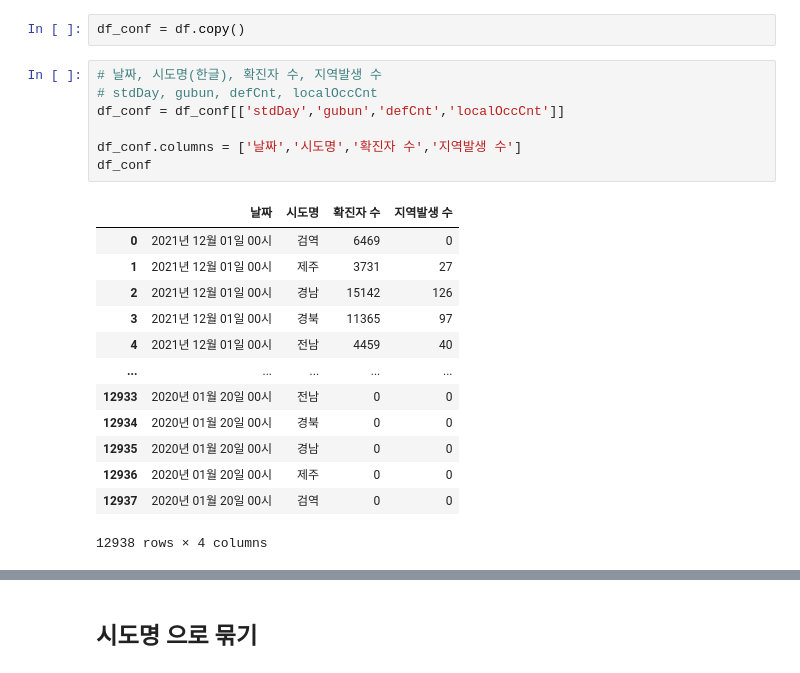
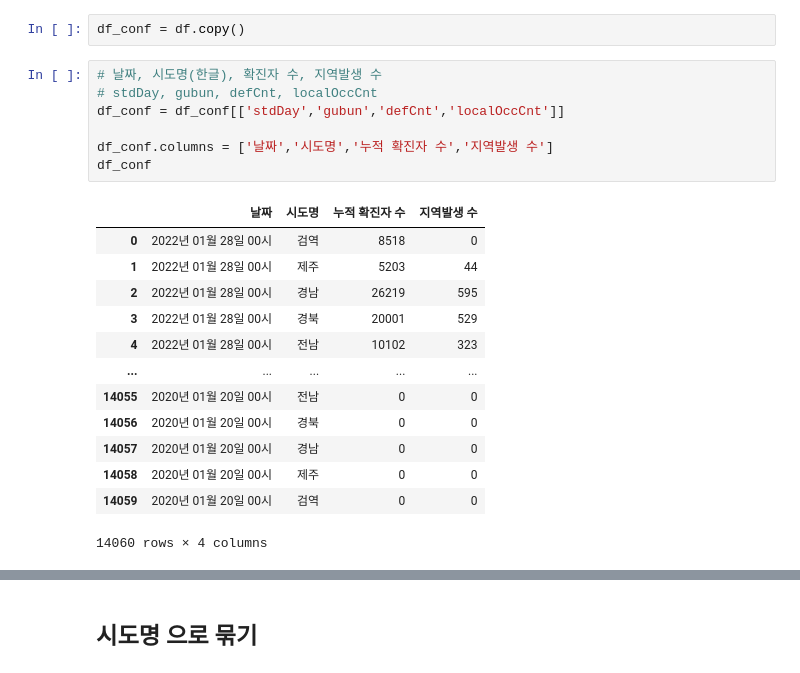
Before and after one commit to Hyeonjiwon/Python-Study, a Jupyter notebook: Data analysis/코로나/코로나 시도별 감염.ipynb, the cells around one changed output, grey strips where cells are left out. Drawn from its saved outputs; the diff is of its cells as text.

```diff
--- a/Data analysis/코로나/코로나 시도별 감염.ipynb
+++ b/Data analysis/코로나/코로나 시도별 감염.ipynb
@@ -87,21 +102,21 @@ df_conf = df.copy()
 # %%
 # 날짜, 시도명(한글), 확진자 수, 지역발생 수
 # stdDay, gubun, defCnt, localOccCnt
 df_conf = df_conf[['stdDay','gubun','defCnt','localOccCnt']]
 
-df_conf.columns = ['날짜','시도명','확진자 수','지역발생 수']
+df_conf.columns = ['날짜','시도명','누적 확진자 수','지역발생 수']
 df_conf
 # %% [output]
-|  | 날짜 | 시도명 | 확진자 수 | 지역발생 수 |
-| 0 | 2021년 12월 01일 00시 | 검역 | 6469 | 0 |
-| 1 | 2021년 12월 01일 00시 | 제주 | 3731 | 27 |
-| 2 | 2021년 12월 01일 00시 | 경남 | 15142 | 126 |
-| 3 | 2021년 12월 01일 00시 | 경북 | 11365 | 97 |
-| 4 | 2021년 12월 01일 00시 | 전남 | 4459 | 40 |
+|  | 날짜 | 시도명 | 누적 확진자 수 | 지역발생 수 |
+| 0 | 2022년 01월 28일 00시 | 검역 | 8518 | 0 |
+| 1 | 2022년 01월 28일 00시 | 제주 | 5203 | 44 |
+| 2 | 2022년 01월 28일 00시 | 경남 | 26219 | 595 |
+| 3 | 2022년 01월 28일 00시 | 경북 | 20001 | 529 |
+| 4 | 2022년 01월 28일 00시 | 전남 | 10102 | 323 |
 | ... | ... | ... | ... | ... |
-| 12933 | 2020년 01월 20일 00시 | 전남 | 0 | 0 |
-| 12934 | 2020년 01월 20일 00시 | 경북 | 0 | 0 |
-| 12935 | 2020년 01월 20일 00시 | 경남 | 0 | 0 |
-| 12936 | 2020년 01월 20일 00시 | 제주 | 0 | 0 |
-| 12937 | 2020년 01월 20일 00시 | 검역 | 0 | 0 |
+| 14055 | 2020년 01월 20일 00시 | 전남 | 0 | 0 |
+| 14056 | 2020년 01월 20일 00시 | 경북 | 0 | 0 |
+| 14057 | 2020년 01월 20일 00시 | 경남 | 0 | 0 |
+| 14058 | 2020년 01월 20일 00시 | 제주 | 0 | 0 |
+| 14059 | 2020년 01월 20일 00시 | 검역 | 0 | 0 |
-12938 rows × 4 columns
+14060 rows × 4 columns
```
Also changed, not shown: parts of 7 cells of this notebook, 4 other files.
